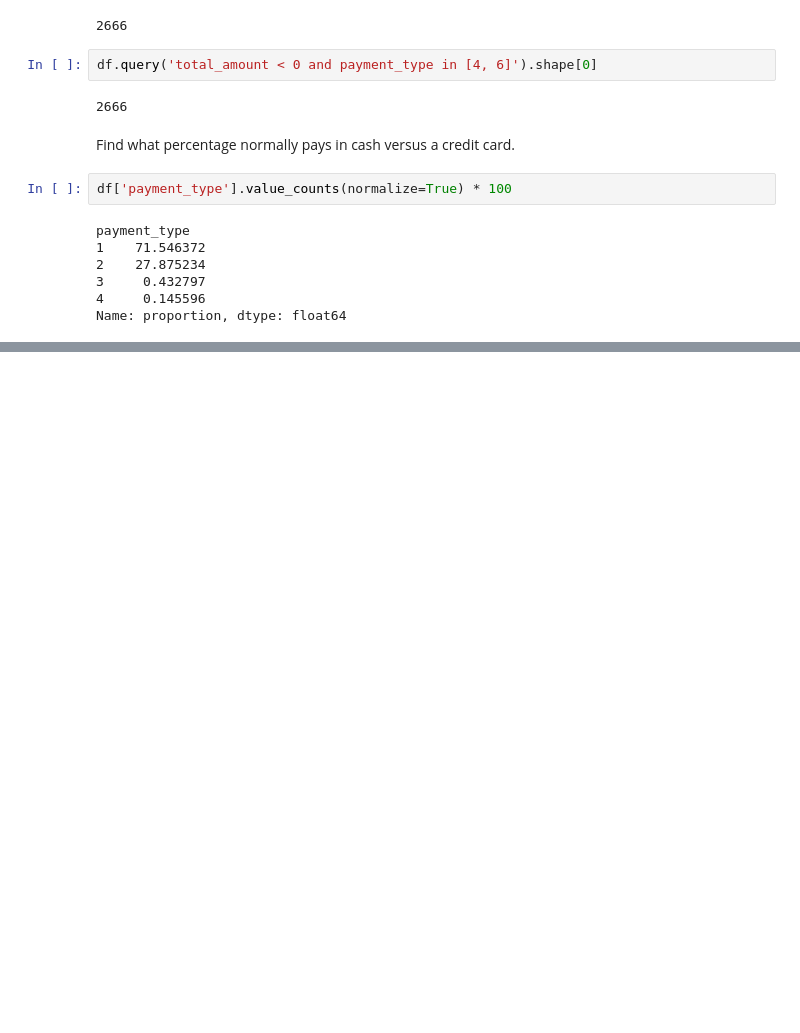
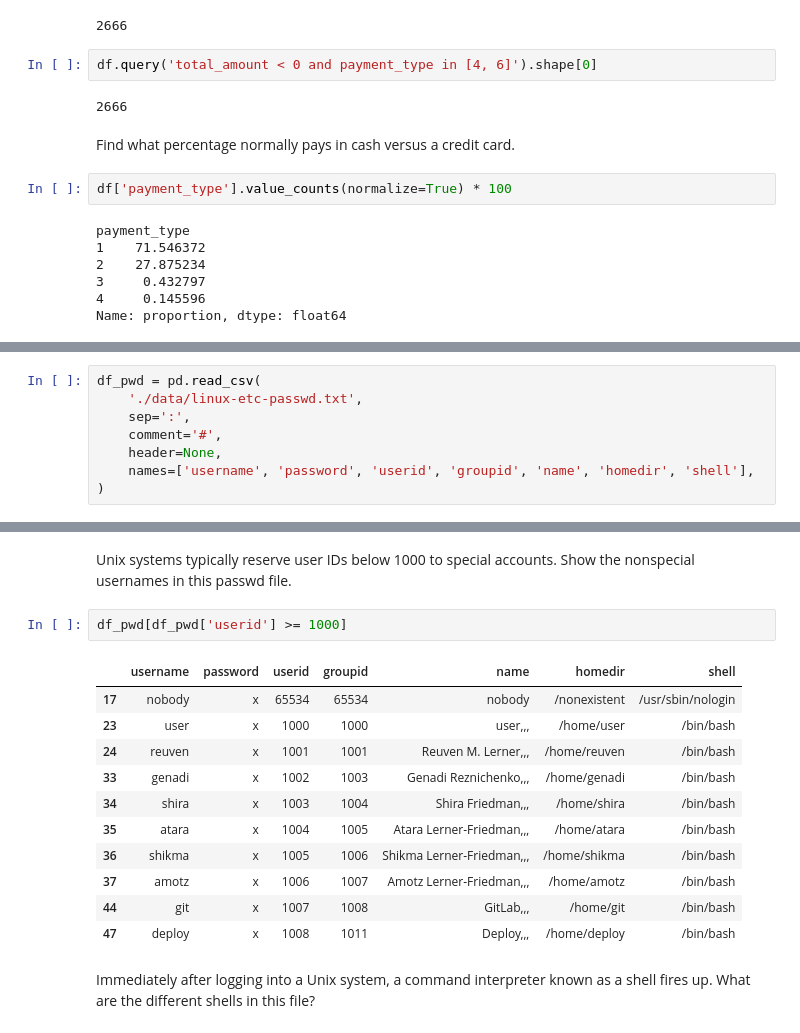
Before and after one commit to valatwork/excel-with-python-and-r, a Jupyter notebook: project/007P-workout-3.ipynb, the cells around one changed output, grey strips where cells are left out. Drawn from its saved outputs; the diff is of its cells as text; blank space fills up the shorter version.

```diff
--- a/project/007P-workout-3.ipynb
+++ b/project/007P-workout-3.ipynb
@@ -114,0 +348,8 @@ Name: proportion, dtype: float64
+# %%
+df_pwd = pd.read_csv(
+    './data/linux-etc-passwd.txt',
+    sep=':',
+    comment='#',
+    header=None,
+    names=['username', 'password', 'userid', 'groupid', 'name', 'homedir', 'shell'],
+)
@@ -114,0 +380,18 @@ Name: proportion, dtype: float64
+# %% [markdown]
+Unix systems typically reserve user IDs below 1000 to special accounts. Show the nonspecial usernames in this passwd file.
+# %%
+df_pwd[df_pwd['userid'] >= 1000]
+# %% [output]
+|  | username | password | userid | groupid | name | homedir | shell |
+| 17 | nobody | x | 65534 | 65534 | nobody | /nonexistent | /usr/sbin/nologin |
+| 23 | user | x | 1000 | 1000 | user,,, | /home/user | /bin/bash |
+| 24 | reuven | x | 1001 | 1001 | Reuven M. Lerner,,, | /home/reuven | /bin/bash |
+| 33 | genadi | x | 1002 | 1003 | Genadi Reznichenko,,, | /home/genadi | /bin/bash |
+| 34 | shira | x | 1003 | 1004 | Shira Friedman,,, | /home/shira | /bin/bash |
+| 35 | atara | x | 1004 | 1005 | Atara Lerner-Friedman,,, | /home/atara | /bin/bash |
+| 36 | shikma | x | 1005 | 1006 | Shikma Lerner-Friedman,,, | /home/shikma | /bin/bash |
+| 37 | amotz | x | 1006 | 1007 | Amotz Lerner-Friedman,,, | /home/amotz | /bin/bash |
+| 44 | git | x | 1007 | 1008 | GitLab,,, | /home/git | /bin/bash |
+| 47 | deploy | x | 1008 | 1011 | Deploy,,, | /home/deploy | /bin/bash |
+# %% [markdown]
+Immediately after logging into a Unix system, a command interpreter known as a shell fires up. What are the different shells in this file?
```
Also changed, not shown: parts of 95 cells of this notebook.
